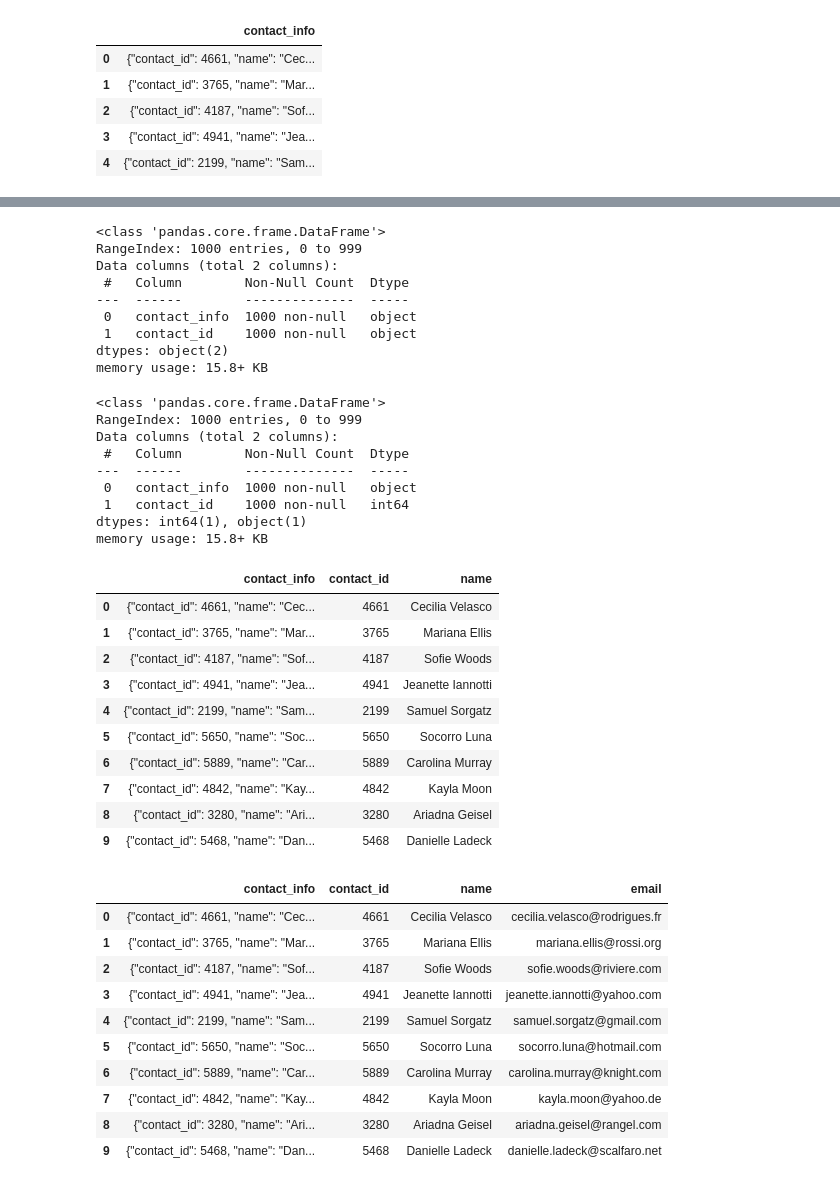
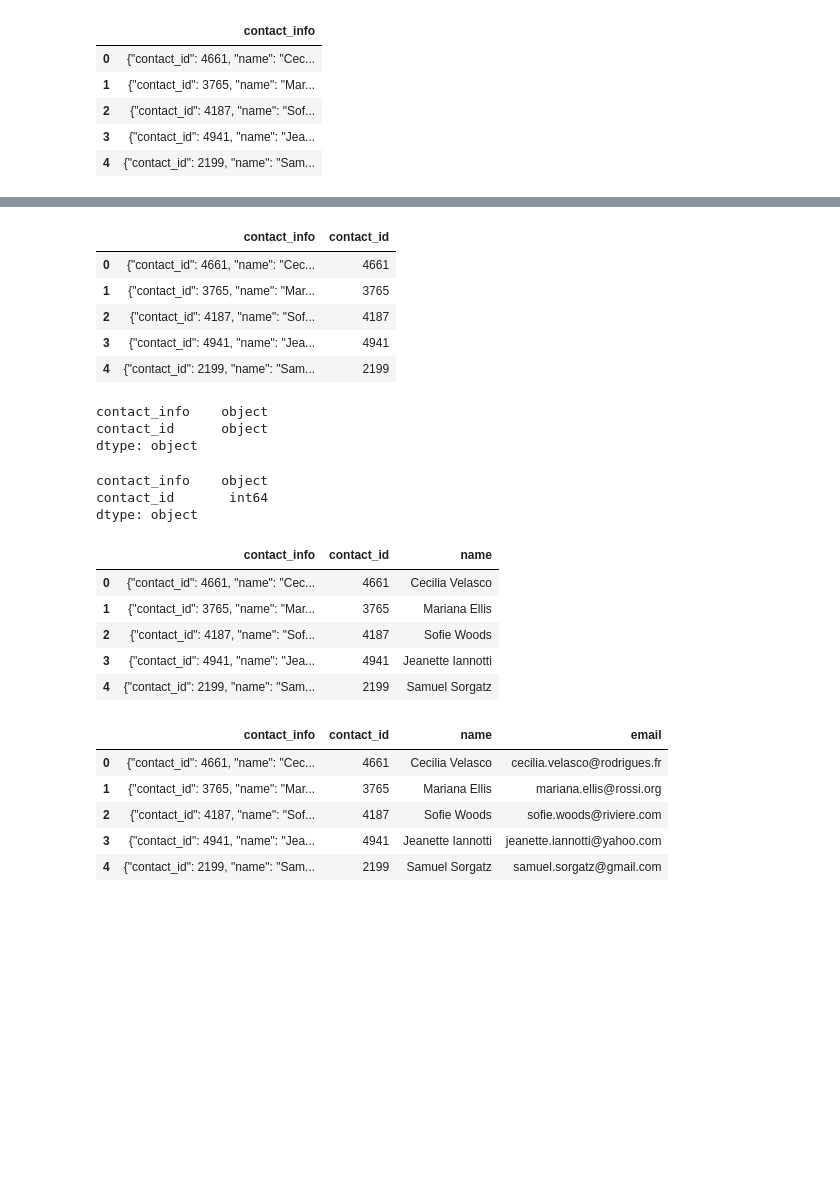
Before and after one commit to matanick1/Crowdfunding_ETL, a Jupyter notebook: ETL_Mini_Project_TMatanick_JNapier.ipynb, the cells around one changed output, grey strips where cells are left out. Cells and saved outputs as stored; diff of their text form; code cells hidden in the pictures; blank space fills up the shorter version.

Commit message:
used regex to create the contacts dataframe

```diff
--- a/ETL_Mini_Project_TMatanick_JNapier.ipynb
+++ b/ETL_Mini_Project_TMatanick_JNapier.ipynb
@@ -272,6 +273,6 @@ campaign_cleaned_df.to_csv("Resources/campaign.csv", index=False)
 ### Extract the contacts.xlsx Data.
 # %%
 # Read the data into a Pandas DataFrame. Use the `header=2` parameter when reading in the data.
-contact_info_df = pd.read_excel('Resources/contacts.xlsx', header=2)
+contact_info_df = pd.read_excel('Resources/contacts.xlsx', header = 3)
 contact_info_df.head()
 # %% [output]
@@ -346,29 +339,33 @@ contact_info_df_copy.head()
+# %%
+# Extract the four-digit contact ID number and put them in a new column named "contact_id".
+contact_info_df_copy['contact_id'] = contact_info_df_copy['contact_info'].str.extract(r'(\d{4})', expand=True)
+contact_info_df_copy.head()
+# %% [output]
+|  | contact_info | contact_id |
+| 0 | {"contact_id": 4661, "name": "Cec... | 4661 |
+| 1 | {"contact_id": 3765, "name": "Mar... | 3765 |
+| 2 | {"contact_id": 4187, "name": "Sof... | 4187 |
+| 3 | {"contact_id": 4941, "name": "Jea... | 4941 |
+| 4 | {"contact_id": 2199, "name": "Sam... | 2199 |
 # %%
 # Check the datatypes.
+contact_info_df_copy.dtypes
 # %% [output]
-<class 'pandas.core.frame.DataFrame'>
-RangeIndex: 1000 entries, 0 to 999
-Data columns (total 2 columns):
- #   Column        Non-Null Count  Dtype
----  ------        --------------  -----
- 0   contact_info  1000 non-null   object
- 1   contact_id    1000 non-null   object
-dtypes: object(2)
-memory usage: 15.8+ KB
+contact_info    object
+contact_id      object
+dtype: object
 # %%
 # Convert the "contact_id" column to an int64 data type.
+contact_info_df_copy['contact_id'] = contact_info_df_copy['contact_id'].astype('int64')
+contact_info_df_copy.dtypes
 # %% [output]
-<class 'pandas.core.frame.DataFrame'>
-RangeIndex: 1000 entries, 0 to 999
-Data columns (total 2 columns):
- #   Column        Non-Null Count  Dtype
----  ------        --------------  -----
- 0   contact_info  1000 non-null   object
- 1   contact_id    1000 non-null   int64
-dtypes: int64(1), object(1)
-memory usage: 15.8+ KB
+contact_info    object
+contact_id       int64
+dtype: object
 # %%
 # Extract the name of the contact and add it to a new column.
+contact_info_df_copy['name'] = contact_info_df_copy['contact_info'].str.extract(r'(\w+\s\w+)', expand=True)
+contact_info_df_copy.head()
 # %% [output]
 |  | contact_info | contact_id | name |
 | 0 | {"contact_id": 4661, "name": "Cec... | 4661 | Cecilia Velasco |
@@ -376,24 +373,16 @@ memory usage: 15.8+ KB
 | 2 | {"contact_id": 4187, "name": "Sof... | 4187 | Sofie Woods |
 | 3 | {"contact_id": 4941, "name": "Jea... | 4941 | Jeanette Iannotti |
 | 4 | {"contact_id": 2199, "name": "Sam... | 2199 | Samuel Sorgatz |
-| 5 | {"contact_id": 5650, "name": "Soc... | 5650 | Socorro Luna |
-| 6 | {"contact_id": 5889, "name": "Car... | 5889 | Carolina Murray |
-| 7 | {"contact_id": 4842, "name": "Kay... | 4842 | Kayla Moon |
-| 8 | {"contact_id": 3280, "name": "Ari... | 3280 | Ariadna Geisel |
-| 9 | {"contact_id": 5468, "name": "Dan... | 5468 | Danielle Ladeck |
 # %%
 # Extract the email from the contacts and add the values to a new column.
+contact_info_df_copy['email'] = contact_info_df_copy['contact_info'].str.extract(r'(\w+\.\w+@\w+\.\w+)', expand=True)
+contact_info_df_copy.head()
 # %% [output]
 |  | contact_info | contact_id | name | email |
 | 0 | {"contact_id": 4661, "name": "Cec... | 4661 | Cecilia Velasco | cecilia.velasco@rodrigues.fr |
 | 1 | {"contact_id": 3765, "name": "Mar... | 3765 | Mariana Ellis | mariana.ellis@rossi.org |
 | 2 | {"contact_id": 4187, "name": "Sof... | 4187 | Sofie Woods | sofie.woods@riviere.com |
 | 3 | {"contact_id": 4941, "name": "Jea... | 4941 | Jeanette Iannotti | jeanette.iannotti@yahoo.com |
 | 4 | {"contact_id": 2199, "name": "Sam... | 2199 | Samuel Sorgatz | samuel.sorgatz@gmail.com |
-| 5 | {"contact_id": 5650, "name": "Soc... | 5650 | Socorro Luna | socorro.luna@hotmail.com |
-| 6 | {"contact_id": 5889, "name": "Car... | 5889 | Carolina Murray | carolina.murray@knight.com |
-| 7 | {"contact_id": 4842, "name": "Kay... | 4842 | Kayla Moon | kayla.moon@yahoo.de |
-| 8 | {"contact_id": 3280, "name": "Ari... | 3280 | Ariadna Geisel | ariadna.geisel@rangel.com |
-| 9 | {"contact_id": 5468, "name": "Dan... | 5468 | Danielle Ladeck | danielle.ladeck@scalfaro.net |
 # %%
 # Create a copy of the contact_info_df with the 'contact_id', 'name', 'email' columns.
```
Also changed, not shown: parts of 9 cells of this notebook, 1 other file.
